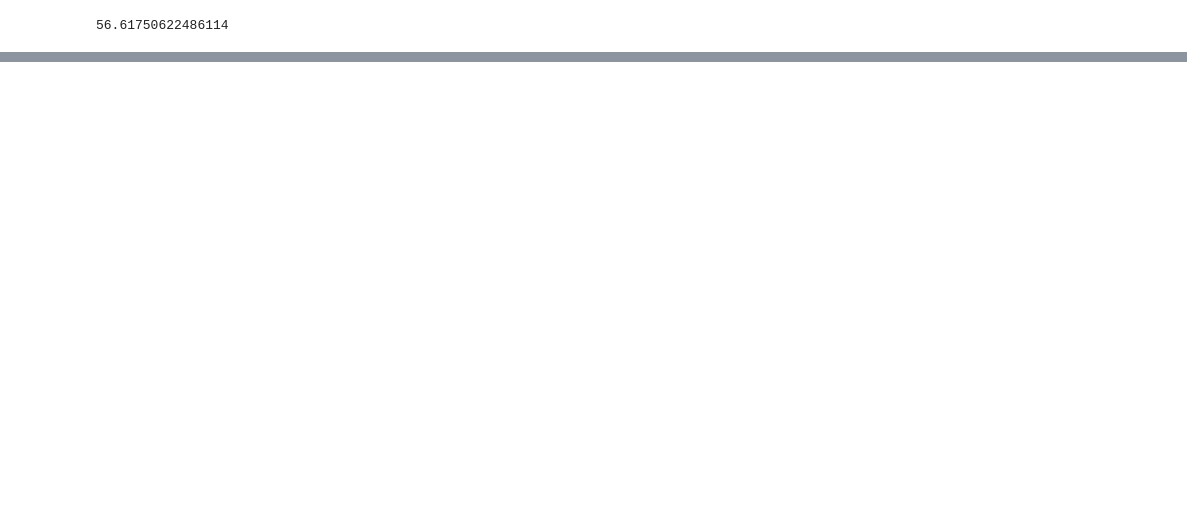
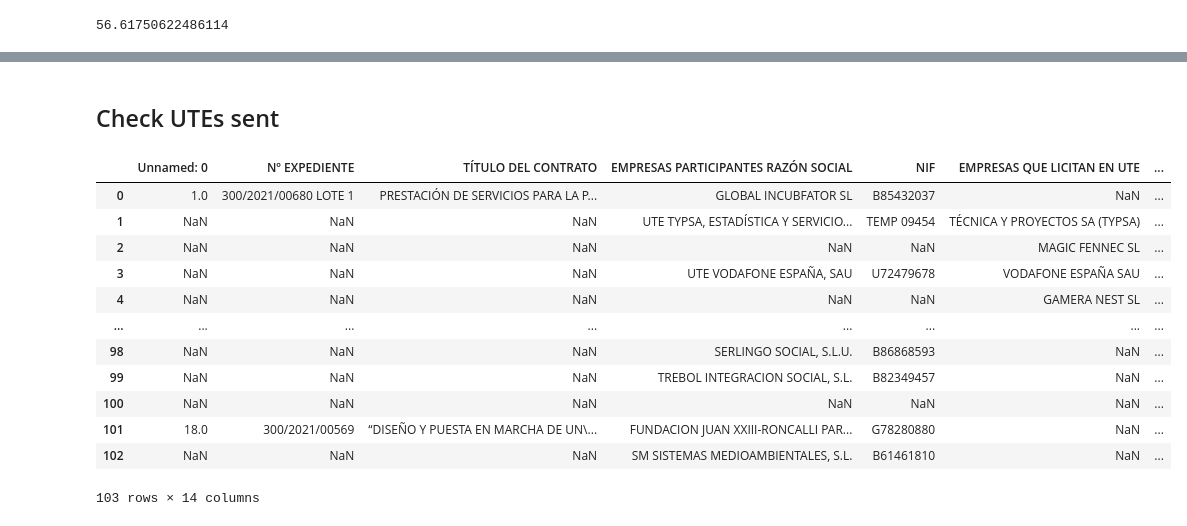
Before and after one commit to nextprocurement/NP-Company-Process, a Jupyter notebook: ute_resolver/testing.ipynb, the cells around one changed output, grey strips where cells are left out. Drawn from its saved outputs; the diff is of its cells as text; code cells hidden in the pictures; blank space fills up the shorter version.

```diff
--- a/ute_resolver/testing.ipynb
+++ b/ute_resolver/testing.ipynb
@@ -515,0 +522,19 @@ with pd.option_context('display.max_rows', None,
+# %% [markdown]
+## Check UTEs sent
+# %%
+df_checks = pd.read_excel("../data/ejemplos_enrique.xlsx")
+df_checks
+# %% [output]
+|  | Unnamed: 0 | Nº EXPEDIENTE | TÍTULO DEL CONTRATO | EMPRESAS PARTICIPANTES RAZÓN SOCIAL | NIF | EMPRESAS QUE LICITAN EN UTE | ... |
+| 0 | 1.0 | 300/2021/00680 LOTE 1 | PRESTACIÓN DE SERVICIOS PARA LA P... | GLOBAL INCUBFATOR SL | B85432037 | NaN | ... |
+| 1 | NaN | NaN | NaN | UTE TYPSA, ESTADÍSTICA Y SERVICIO... | TEMP 09454 | TÉCNICA Y PROYECTOS SA (TYPSA) | ... |
+| 2 | NaN | NaN | NaN | NaN | NaN | MAGIC FENNEC SL | ... |
+| 3 | NaN | NaN | NaN | UTE VODAFONE ESPAÑA, SAU | U72479678 | VODAFONE ESPAÑA SAU | ... |
+| 4 | NaN | NaN | NaN | NaN | NaN | GAMERA NEST SL | ... |
+| ... | ... | ... | ... | ... | ... | ... | ... |
+| 98 | NaN | NaN | NaN | SERLINGO SOCIAL, S.L.U. | B86868593 | NaN | ... |
+| 99 | NaN | NaN | NaN | TREBOL INTEGRACION SOCIAL, S.L. | B82349457 | NaN | ... |
+| 100 | NaN | NaN | NaN | NaN | NaN | NaN | ... |
+| 101 | 18.0 | 300/2021/00569 | “DISEÑO Y PUESTA EN MARCHA DE UN\... | FUNDACION JUAN XXIII-RONCALLI PAR... | G78280880 | NaN | ... |
+| 102 | NaN | NaN | NaN | SM SISTEMAS MEDIOAMBIENTALES, S.L. | B61461810 | NaN | ... |
+103 rows × 14 columns
```
Also changed, not shown: parts of 13 cells of this notebook, 3 other files.
